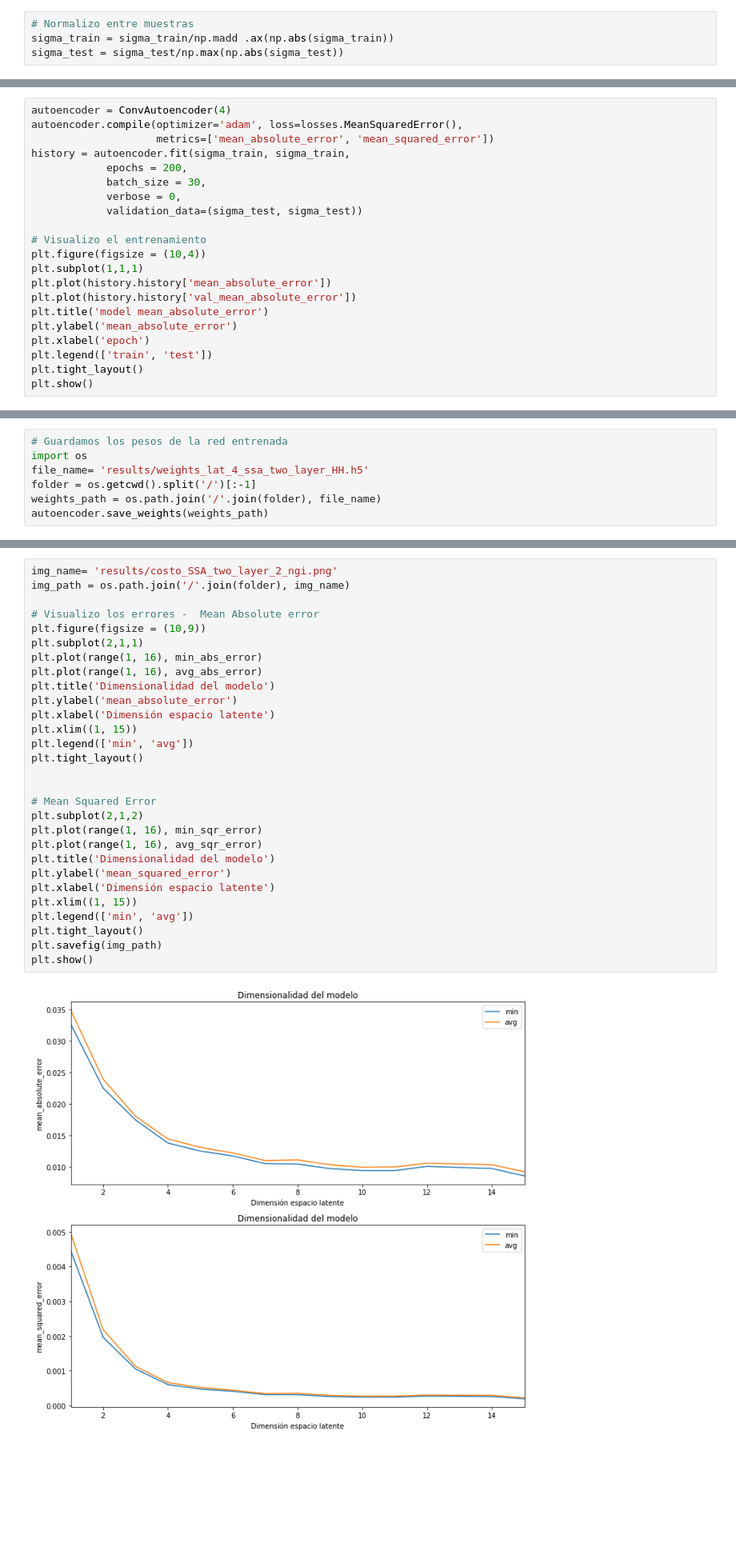
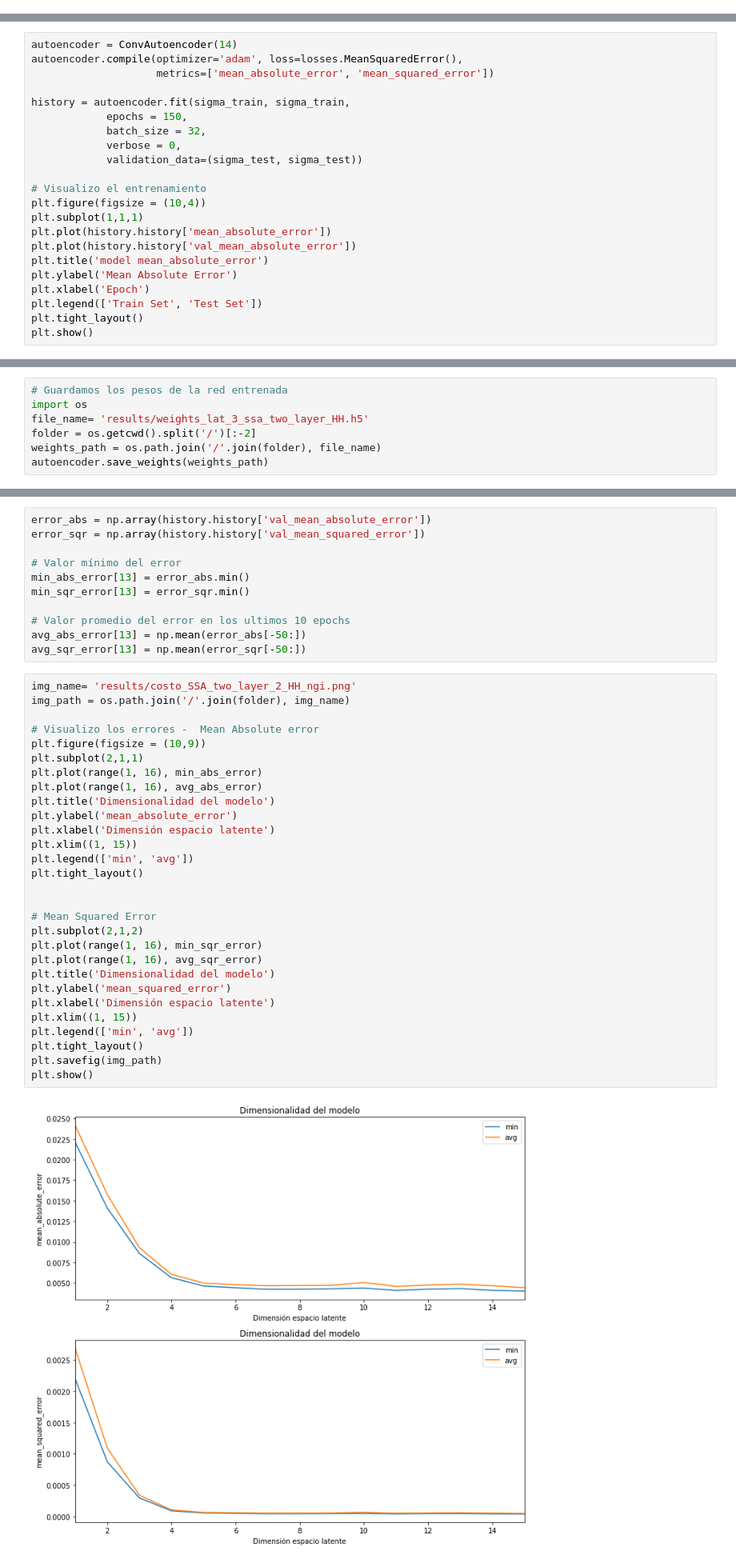
Before and after one commit to jotavecorta/DeepScatteringModels, a Jupyter notebook: DLSM/small_slope_approx/ConvAutoencoder_SSA_HH.ipynb, the cells around one changed output, grey strips where cells are left out. Shown at 80% size. Drawn from its saved outputs; the diff is of its cells as text; blank space fills up the shorter version.

```diff
--- a/DLSM/small_slope_approx/ConvAutoencoder_SSA_HH.ipynb
+++ b/DLSM/small_slope_approx/ConvAutoencoder_SSA_HH.ipynb
@@ -119,7 +123,3 @@ Tamaño de los datos de entrenamiento: (16000, 30, 30)
 Tamaño de los datos de testeo: (4000, 30, 30)
 # %% [markdown]
 Normalizo los datos haciendo un MinMaxScaler manual.
-# %%
-# Normalizo entre muestras
-sigma_train = sigma_train/np.madd .ax(np.abs(sigma_train))
-sigma_test = sigma_test/np.max(np.abs(sigma_test))
@@ -203,12 +287,13 @@ print(f'Tamaño de los datos de testeo: {sigma_test.shape}')
 Tamaño de los datos de entrenamiento: (16000, 30, 30, 1)
 Tamaño de los datos de testeo: (4000, 30, 30, 1)
 # %%
-autoencoder = ConvAutoencoder(4)
+autoencoder = ConvAutoencoder(14)
 autoencoder.compile(optimizer='adam', loss=losses.MeanSquaredError(),
                     metrics=['mean_absolute_error', 'mean_squared_error'])
+
 history = autoencoder.fit(sigma_train, sigma_train,
-            epochs = 200,
-            batch_size = 30,
+            epochs = 150,
+            batch_size = 32,
             verbose = 0,
             validation_data=(sigma_test, sigma_test))
 
@@ -218,9 +303,9 @@ plt.subplot(1,1,1)
 plt.plot(history.history['mean_absolute_error'])
 plt.plot(history.history['val_mean_absolute_error'])
 plt.title('model mean_absolute_error')
-plt.ylabel('mean_absolute_error')
-plt.xlabel('epoch')
-plt.legend(['train', 'test'])
+plt.ylabel('Mean Absolute Error')
+plt.xlabel('Epoch')
+plt.legend(['Train Set', 'Test Set'])
 plt.tight_layout()
 plt.show()
 # %% [output]
@@ -228,8 +313,8 @@ plt.show()
 # %%
 # Guardamos los pesos de la red entrenada
 import os
-file_name= 'results/weights_lat_4_ssa_two_layer_HH.h5'
-folder = os.getcwd().split('/')[:-1]
+file_name= 'results/weights_lat_3_ssa_two_layer_HH.h5'
+folder = os.getcwd().split('/')[:-2]
 weights_path = os.path.join('/'.join(folder), file_name)
 autoencoder.save_weights(weights_path)
 # %% [markdown]
@@ -302,37 +390,48 @@ for lat_dim in range(1, 16):
   avg_sqr_error.append(np.mean(error_sqr[-50:]))
 
   tf.keras.backend.clear_session()
+# %%
+error_abs = np.array(history.history['val_mean_absolute_error'])
+error_sqr = np.array(history.history['val_mean_squared_error'])
+
+# Valor mínimo del error
+min_abs_error[13] = error_abs.min()
+min_sqr_error[13] = error_sqr.min()
+
+# Valor promedio del error en los ultimos 10 epochs
+avg_abs_error[13] = np.mean(error_abs[-50:])
+avg_sqr_error[13] = np.mean(error_sqr[-50:])
 # %%
-img_name= 'results/costo_SSA_two_layer_2_ngi.png'
+img_name= 'results/costo_SSA_two_layer_2_HH_ngi.png'
 img_path = os.path.join('/'.join(folder), img_name)
 
 # Visualizo los errores -  Mean Absolute error
 plt.figure(figsize = (10,9))
 plt.subplot(2,1,1)
 plt.plot(range(1, 16), min_abs_error)
 plt.plot(range(1, 16), avg_abs_error)
 plt.title('Dimensionalidad del modelo')
 plt.ylabel('mean_absolute_error')
 plt.xlabel('Dimensión espacio latente')
 plt.xlim((1, 15))
 plt.legend(['min', 'avg'])
 plt.tight_layout()
 
 
 # Mean Squared Error
 plt.subplot(2,1,2)
 plt.plot(range(1, 16), min_sqr_error)
 plt.plot(range(1, 16), avg_sqr_error)
 plt.title('Dimensionalidad del modelo')
 plt.ylabel('mean_squared_error')
 plt.xlabel('Dimensión espacio latente')
 plt.xlim((1, 15))
 plt.legend(['min', 'avg'])
 plt.tight_layout()
 plt.savefig(img_path)
 plt.show()
 # %% [output]
-[figure, old version]
+[figure, new version]
 # %%
 # Guardo los datos
 import pickle
```
Also changed, not shown: parts of 12 cells of this notebook, 13 other files.
